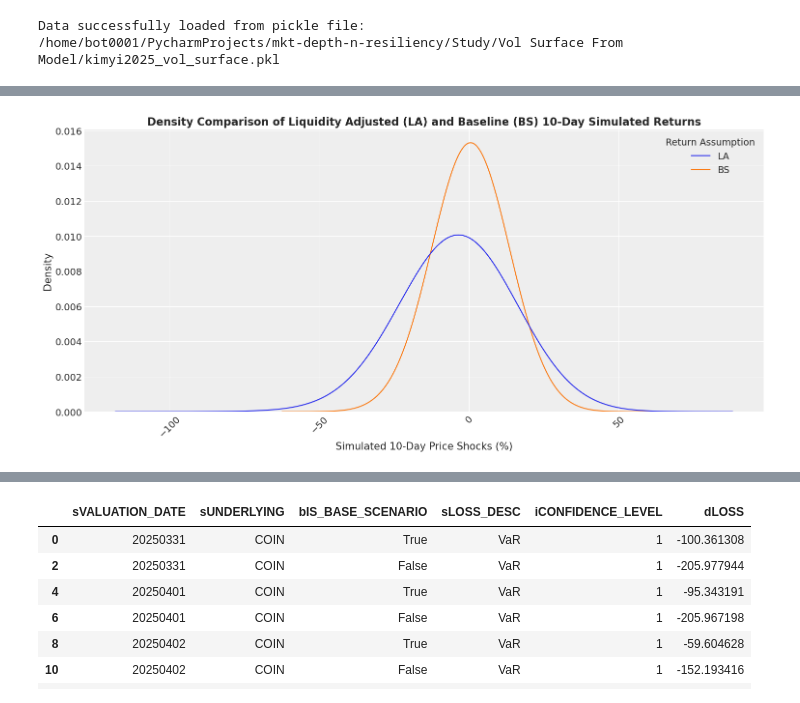
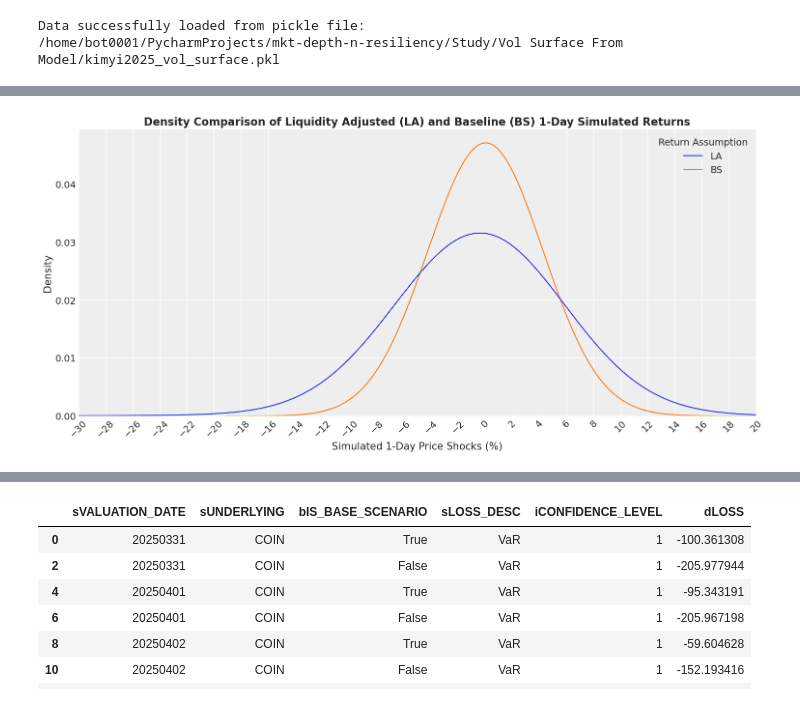
Before and after one commit to AnonymousJY/mkt-depth-n-resiliency, a Jupyter notebook: Study/Collar Asian/report_collar_asian2.ipynb, the cells around one changed output, grey strips where cells are left out. Drawn from its saved outputs; the diff is of its cells as text; code cells hidden in the pictures.

```diff
--- a/Study/Collar Asian/report_collar_asian2.ipynb
+++ b/Study/Collar Asian/report_collar_asian2.ipynb
@@ -261,0 +257,3 @@ estimated_params_pmle_^SPX_20d_20250401.csv
+# %%
+pmle_params_df = get_pmle_estimated_params()
+pmle_params_df
@@ -284,6 +322,6 @@ dtVALUATION_DATE  sUNDERLYING_NAME
 dtype: float64
 # %%
-def simulate_shock_returns(params: pd.Series, rng: RandomBase, size: Tuple[int, int, int]) -> NDArray[np.float64]:
+def simulate_shock_returns(params: pd.Series, rng: RandomBase, risk_horizon: int, size: Tuple[int, int, int], base_days: int = 252) -> NDArray[np.float64]:
 
     ret, _, _ = KimYiRiskEngine(
         mui=[ParametersConstant(params.dMUI_CI_LOWER)],
@@ -297,12 +335,12 @@ def simulate_shock_returns(params: pd.Series, rng: RandomBase, size: Tuple[int,
         lamb=ParametersConstant(params.dLAMB),
         eta1=ParametersConstant(params.dETA1),
         eta2=ParametersConstant(params.dETA2),
-        end_dt=Delta_t
+        end_dt=np.array(risk_horizon / base_days)
     ).random(rng=rng, size=size)
 
     return ret[0]
 
-def simulate_shock_returns_base(params: pd.Series, rng: RandomBase, size: Tuple[int, int, int]) -> NDArray[np.float64]:
+def simulate_shock_returns_base(params: pd.Series, rng: RandomBase, risk_horizon: int, size: Tuple[int, int, int], base_days: int = 252) -> NDArray[np.float64]:
 
     ret, _, _ = KimYiRiskEngine(
         mui=[ParametersConstant(params.dMUI)],
@@ -316,12 +354,12 @@ def simulate_shock_returns_base(params: pd.Series, rng: RandomBase, size: Tuple[
         lamb=ParametersConstant(params.dLAMB),
         eta1=ParametersConstant(params.dETA1),
         eta2=ParametersConstant(params.dETA2),
-        end_dt=Delta_t
+        end_dt=np.array(risk_horizon / base_days)
     ).random(rng=rng, size=size)
 
     return ret[0]
 
-def est_liquidity_process(params: pd.Series, observed_data: NDArray[np.float64]) -> NDArray[np.float64]:
+def est_liquidity_process(params: pd.Series, observed_data: NDArray[np.float64], risk_horizon: int, base_days: int = 252) -> NDArray[np.float64]:
 
     Psi = KimYiRiskEngine(
         mui=[ParametersConstant(params.dMUI)],
@@ -335,7 +373,7 @@ def est_liquidity_process(params: pd.Series, observed_data: NDArray[np.float64])
         lamb=ParametersConstant(params.dLAMB),
         eta1=ParametersConstant(params.dETA1),
         eta2=ParametersConstant(params.dETA2),
-        end_dt=Delta_t
+        end_dt=np.array(risk_horizon / base_days)
     ).est_liquidity_process(observed_data)
 
     return Psi
@@ -362,13 +380,16 @@ Name: (2025-04-17 00:00:00, COIN), dtype: float64
 # %%
 n_paths = 10_000
-m_steps = 365
+m_steps = 10
+h = 1
 seed_number = 20251231
 
 def simulate_shock_returns_helper(valuation_date: str) -> dict:
 
     output = {}
     for underlying_name in SET_OF_TICKERS:
-        output[underlying_name] = simulate_shock_returns(pmle_params_df.xs(pd.to_datetime(valuation_date, format="%Y%m%d")).xs(underlying_name), RandomMT19937(np.uint64(seed_number)), (1, n_paths, m_steps))
+        output[underlying_name] = simulate_shock_returns(
+            pmle_params_df.xs(pd.to_datetime(valuation_date, format="%Y%m%d")).xs(underlying_name), RandomMT19937(np.uint64(seed_number)), h, (1, n_paths, m_steps)
+        )
 
     return {valuation_date: output}
 
@@ -377,7 +398,9 @@ def simulate_shock_returns_base_helper(valuation_date: str) -> dict:
 
     output = {}
     for underlying_name in SET_OF_TICKERS:
-        output[underlying_name] = simulate_shock_returns_base(pmle_params_df.xs(pd.to_datetime(valuation_date, format="%Y%m%d")).xs(underlying_name), RandomMT19937(np.uint64(seed_number)), (1, n_paths, m_steps))
+        output[underlying_name] = simulate_shock_returns_base(
+            pmle_params_df.xs(pd.to_datetime(valuation_date, format="%Y%m%d")).xs(underlying_name), RandomMT19937(np.uint64(seed_number)), h, (1, n_paths, m_steps)
+        )
 
     return {valuation_date: output}
 
@@ -386,7 +409,9 @@ def est_liquidity_process_helper(valuation_date: str) -> dict:
 
     output = {}
     for underlying_name in SET_OF_TICKERS:
-        output[underlying_name] = est_liquidity_process(pmle_params_df.xs(pd.to_datetime(valuation_date, format="%Y%m%d")).xs(underlying_name), return_df[underlying_name].to_numpy()[1:].reshape((-1, 1)))
+        output[underlying_name] = est_liquidity_process(
+            pmle_params_df.xs(pd.to_datetime(valuation_date, format="%Y%m%d")).xs(underlying_name), return_df[underlying_name].to_numpy()[1:].reshape((-1, 1)), h
+        )
 
     return {valuation_date: output}
 # %%
@@ -419,9 +444,8 @@ if __name__=='__main__':
             for date_key, inner_dict in result3.items():
                 liquidity_process_dict[date_key] = inner_dict
 # %%
-h = 10
-df1 = pd.DataFrame(data=shock_returns_dict['20250409']['COIN'][:, :h + 1].sum(axis=1) * 100., columns=['dSIMULATED_RETURNS'])
-df2 = pd.DataFrame(data=shock_returns_base_dict['20250409']['COIN'][:, :h + 1].sum(axis=1) * 100., columns=['dSIMULATED_RETURNS'])
+df1 = pd.DataFrame(data=shock_returns_dict['20250409']['COIN'][:, :2].sum(axis=1) * 100., columns=['dSIMULATED_RETURNS'])
+df2 = pd.DataFrame(data=shock_returns_base_dict['20250409']['COIN'][:, :2].sum(axis=1) * 100., columns=['dSIMULATED_RETURNS'])
 df1['Return Assumption'] = 'LA'
 df2['Return Assumption'] = 'BS'
 simulated_returns_df = pd.concat([df1, df2])
@@ -429,22 +453,22 @@ simulated_returns_df = simulated_returns_df.set_index('Return Assumption')
 # %%
 fig, ax = plt.subplots(figsize=(15, 7))
 
 sns.kdeplot(data=simulated_returns_df, x='dSIMULATED_RETURNS', hue='Return Assumption', fill=False, gridsize=500, bw_adjust=5., ax=ax)
 # sns.kdeplot(data=simulated_returns_df, x='dSIMULATED_RETURNS', hue='Return Assumption', fill=True, alpha=.4, gridsize=1_000, ax=ax)
 
 # ax.yaxis.set_major_formatter(StrMethodFormatter('{x:,.0f}'))
-# ax.xaxis.set_major_locator(matplotlib.ticker.MultipleLocator(2))
+ax.xaxis.set_major_locator(matplotlib.ticker.MultipleLocator(2))
 ax.tick_params(axis='x', which='both', labelrotation=45)
 
 ax.set_title(f'Density Comparison of Liquidity Adjusted (LA) and Baseline (BS) {h}-Day Simulated Returns', fontweight='bold')
 ax.set_xlabel(f"Simulated {h}-Day Price Shocks (%)")
 
 plt.setp(ax.get_legend().get_title(), fontsize='14')
-# plt.xlim(-20, 20)
+plt.xlim(-30, 20)
 plt.savefig("density_simulated_returns.pdf", dpi=300)
 plt.show()
 # %% [output]
-[figure, old version]
+[figure, new version]
 # %%
 # liquidity process for last date
 valuation_date_str = '20250409'
```
Also changed, not shown: parts of 7 cells of this notebook.
